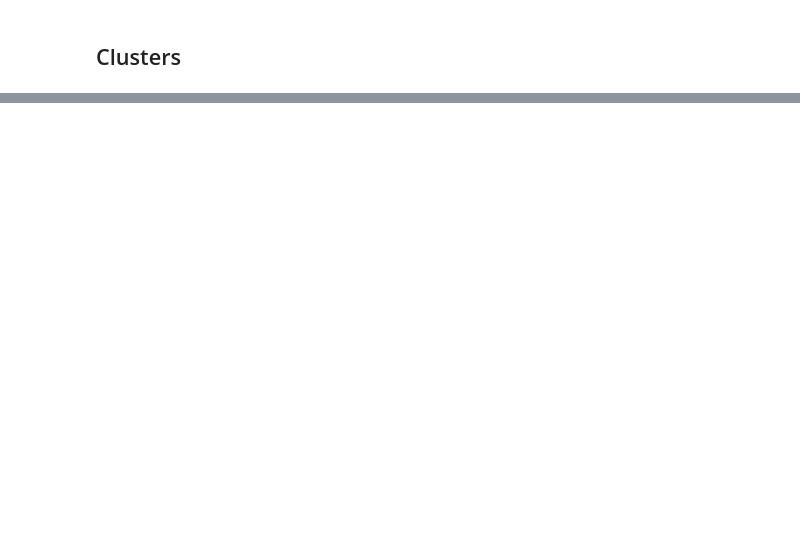
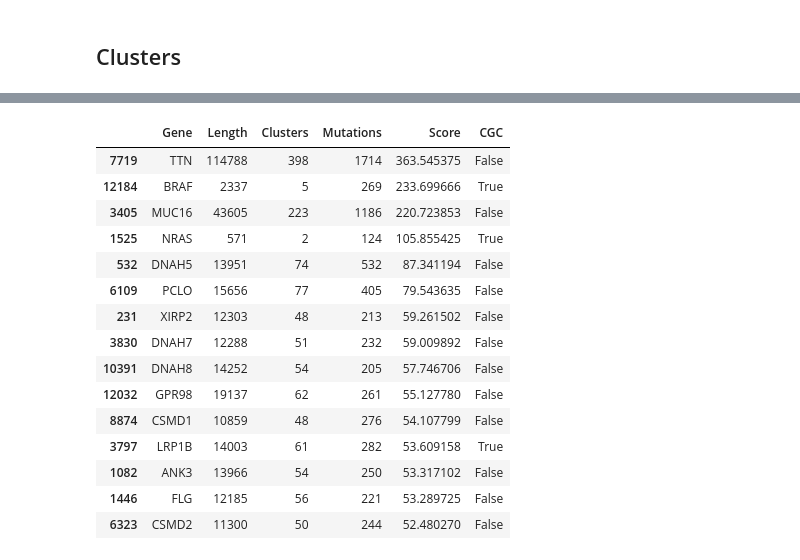
Before and after one commit to guoqi123/oncodriveCLUST, a Jupyter notebook: oncodcl_c.ipynb, the cells around one changed output, grey strips where cells are left out. Cells and saved outputs as stored; diff of their text form; code cells hidden in the pictures; blank space fills up the shorter version.

```diff
--- a/oncodcl_c.ipynb
+++ b/oncodcl_c.ipynb
@@ -74,0 +177,30 @@ print(len(total_clusters.keys()))
+# %%
+genes_table = out+'GENES_'+str(genemut)+'_'+str(clustermut)+'_'+str(smoothw)+'_'+str(clusterw)+'_'+str(clusterscore)+'_'+'sum'+'.tab'
+
+with open(genes_table, 'w') as fd:
+    fd.write('Gene\tLength\tClusters\tMutations\tScore\n')
+    for gene, result in genes_sum.items():
+            fd.write("%s\t%s\t%s\t%s\t%s\n" %(gene, len(total_regions[gene]['genomic']), result['n_clusters'], len(mutations_d[gene]), result['score']))
+
+df = pd.read_csv(genes_table, sep='\t', header=0)
+df['CGC'] = df['Gene'].map(lambda x: x in CGC)
+df.sort_values(by=['Score', 'CGC'], ascending=[False, False], inplace=True)
+df.to_csv(path_or_buf=genes_table, sep='\t', na_rep='')
+df.head(n=15)
+# %% [output]
+|  | Gene | Length | Clusters | Mutations | Score | CGC |
+| 7719 | TTN | 114788 | 398 | 1714 | 363.545375 | False |
+| 12184 | BRAF | 2337 | 5 | 269 | 233.699666 | True |
+| 3405 | MUC16 | 43605 | 223 | 1186 | 220.723853 | False |
+| 1525 | NRAS | 571 | 2 | 124 | 105.855425 | True |
+| 532 | DNAH5 | 13951 | 74 | 532 | 87.341194 | False |
+| 6109 | PCLO | 15656 | 77 | 405 | 79.543635 | False |
+| 231 | XIRP2 | 12303 | 48 | 213 | 59.261502 | False |
+| 3830 | DNAH7 | 12288 | 51 | 232 | 59.009892 | False |
+| 10391 | DNAH8 | 14252 | 54 | 205 | 57.746706 | False |
+| 12032 | GPR98 | 19137 | 62 | 261 | 55.127780 | False |
+| 8874 | CSMD1 | 10859 | 48 | 276 | 54.107799 | False |
+| 3797 | LRP1B | 14003 | 61 | 282 | 53.609158 | True |
+| 1082 | ANK3 | 13966 | 54 | 250 | 53.317102 | False |
+| 1446 | FLG | 12185 | 56 | 221 | 53.289725 | False |
+| 6323 | CSMD2 | 11300 | 50 | 244 | 52.480270 | False |
```
Also changed, not shown: parts of 34 cells of this notebook, 1 other file.
